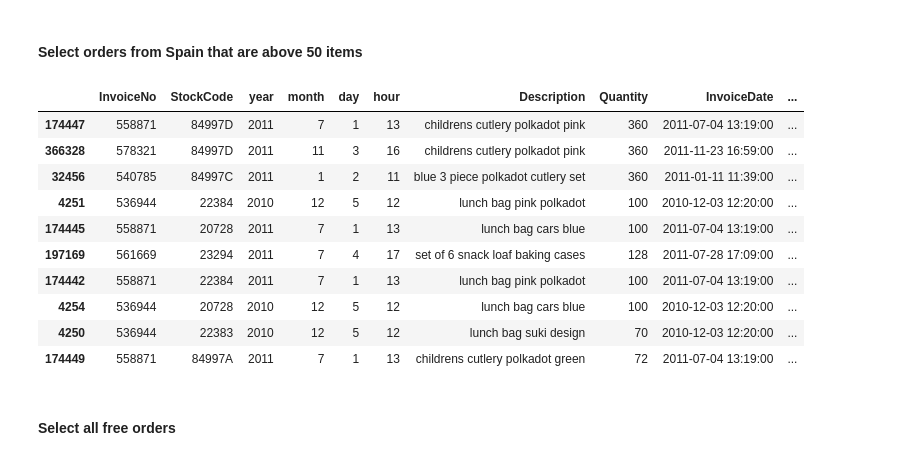
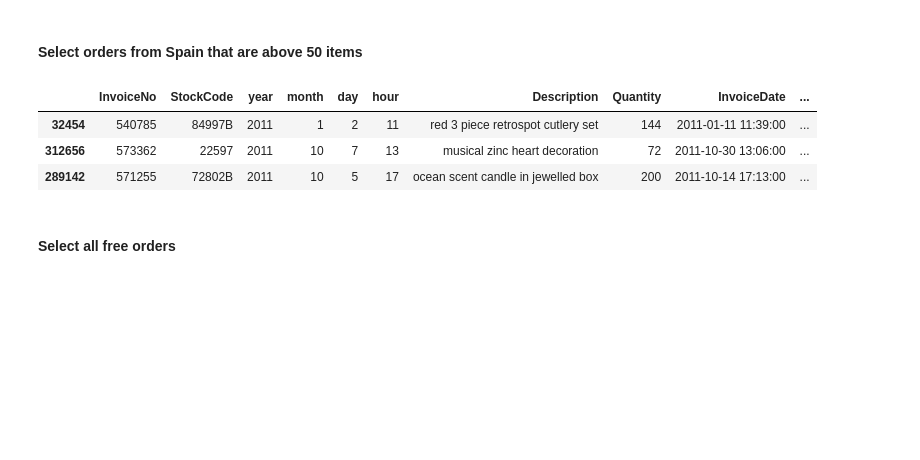
Before and after one commit to Ironhack-Data-Madrid-Octubre-2021/lab-descriptive-stats, a Jupyter notebook: your-code/main.ipynb, the cells around one changed output. Saved outputs shown, nothing was run; the diff lists cells and outputs as text; code cells hidden in the pictures; blank space fills up the shorter version.

```diff
--- a/your-code/main.ipynb
+++ b/your-code/main.ipynb
@@ -442,19 +442,12 @@ Orders[["CustomerID"]][Orders["Quantity"] > 50].sample(10)
 # %% [markdown]
 #### Select orders from Spain that are above 50 items
 # %%
-Orders[(Orders["Quantity"] > 50)&(Orders["Country"]=="Spain")].sample(10)
+Orders[(Orders["Quantity"] > 50)&(Orders["Country"]=="Spain")].sample(3)
 # %% [output]
 |  | InvoiceNo | StockCode | year | month | day | hour | Description | Quantity | InvoiceDate | ... |
-| 174447 | 558871 | 84997D | 2011 | 7 | 1 | 13 | childrens cutlery polkadot pink | 360 | 2011-07-04 13:19:00 | ... |
-| 366328 | 578321 | 84997D | 2011 | 11 | 3 | 16 | childrens cutlery polkadot pink | 360 | 2011-11-23 16:59:00 | ... |
-| 32456 | 540785 | 84997C | 2011 | 1 | 2 | 11 | blue 3 piece polkadot cutlery set | 360 | 2011-01-11 11:39:00 | ... |
-| 4251 | 536944 | 22384 | 2010 | 12 | 5 | 12 | lunch bag pink polkadot | 100 | 2010-12-03 12:20:00 | ... |
-| 174445 | 558871 | 20728 | 2011 | 7 | 1 | 13 | lunch bag cars blue | 100 | 2011-07-04 13:19:00 | ... |
-| 197169 | 561669 | 23294 | 2011 | 7 | 4 | 17 | set of 6 snack loaf baking cases | 128 | 2011-07-28 17:09:00 | ... |
-| 174442 | 558871 | 22384 | 2011 | 7 | 1 | 13 | lunch bag pink polkadot | 100 | 2011-07-04 13:19:00 | ... |
-| 4254 | 536944 | 20728 | 2010 | 12 | 5 | 12 | lunch bag cars blue | 100 | 2010-12-03 12:20:00 | ... |
-| 4250 | 536944 | 22383 | 2010 | 12 | 5 | 12 | lunch bag suki design | 70 | 2010-12-03 12:20:00 | ... |
-| 174449 | 558871 | 84997A | 2011 | 7 | 1 | 13 | childrens cutlery polkadot green | 72 | 2011-07-04 13:19:00 | ... |
+| 32454 | 540785 | 84997B | 2011 | 1 | 2 | 11 | red 3 piece retrospot cutlery set | 144 | 2011-01-11 11:39:00 | ... |
+| 312656 | 573362 | 22597 | 2011 | 10 | 7 | 13 | musical zinc heart decoration | 72 | 2011-10-30 13:06:00 | ... |
+| 289142 | 571255 | 72802B | 2011 | 10 | 5 | 17 | ocean scent candle in jewelled box | 200 | 2011-10-14 17:13:00 | ... |
 # %% [markdown]
 #### Select all free orders
 # %%
```
Also changed, not shown: parts of 15 cells of this notebook.
